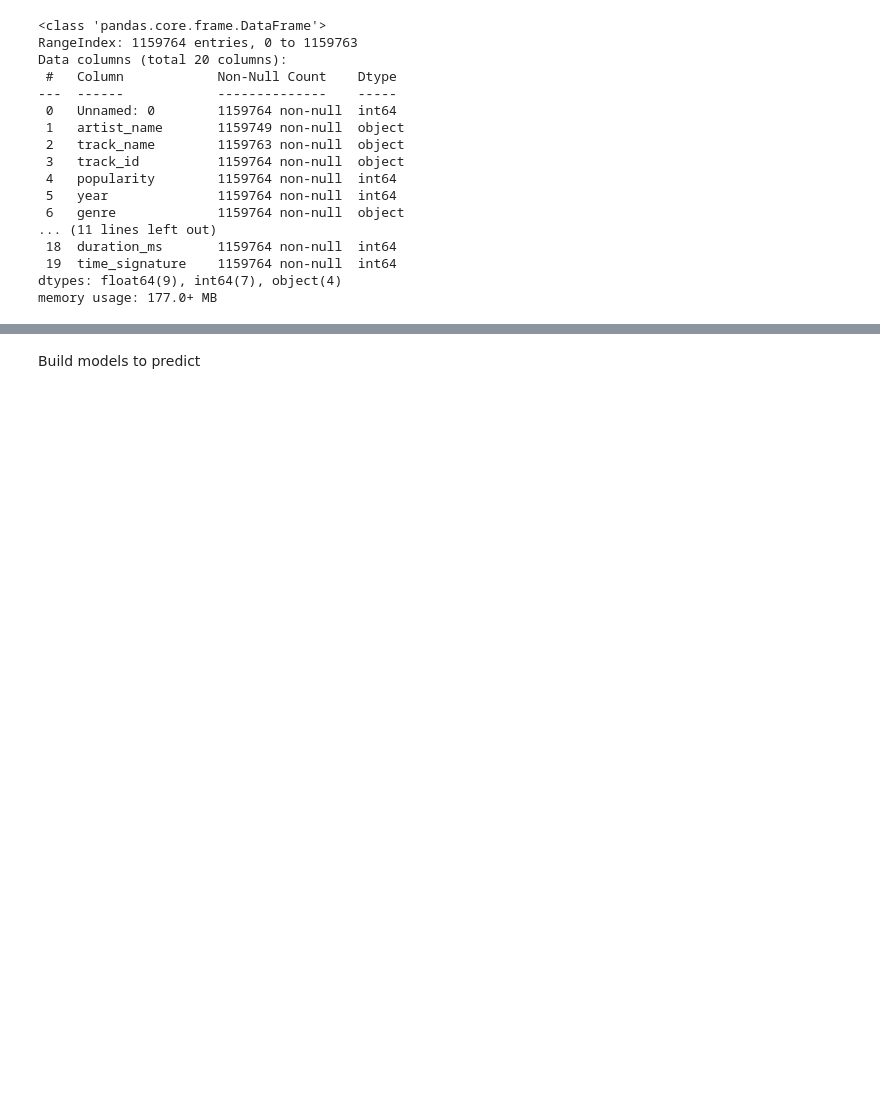
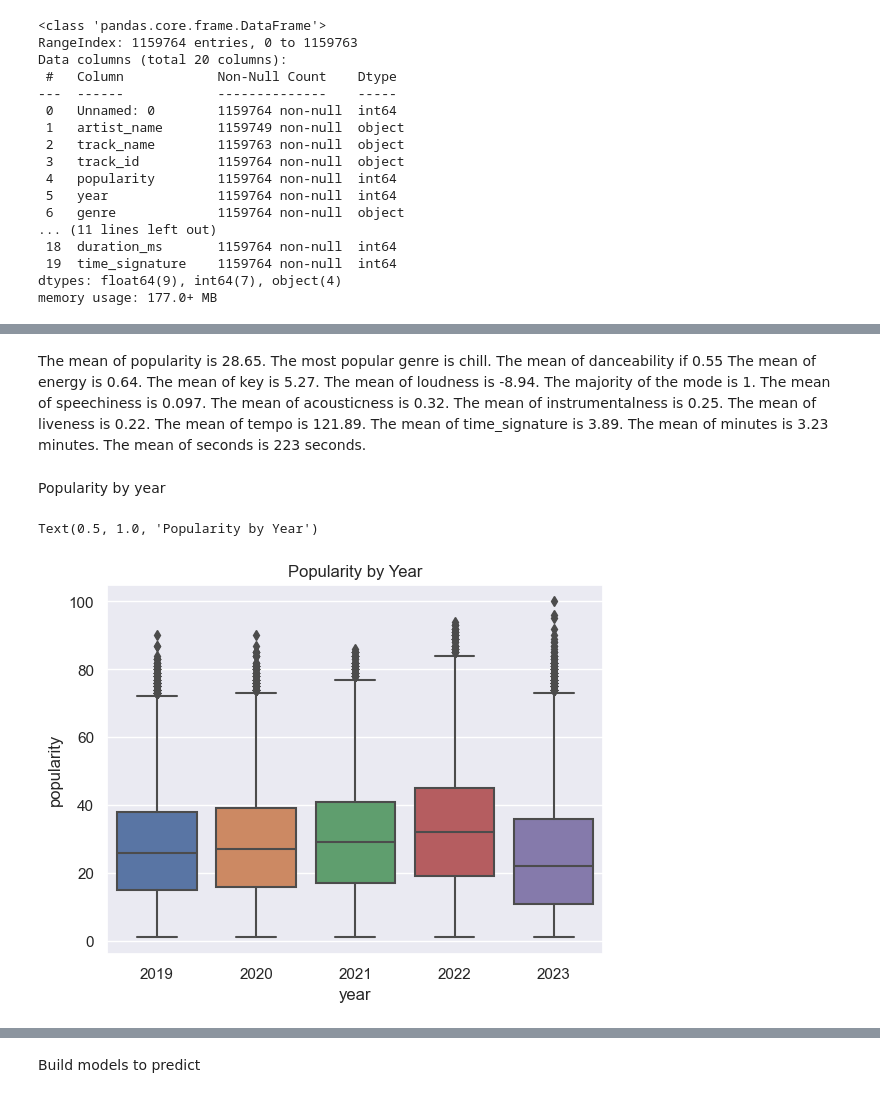
Before and after one commit to annwanginnt/data_scirence, a Jupyter notebook: groupwork.ipynb, the cells around one changed output, grey strips where cells are left out. Saved outputs shown, nothing was run; the diff lists cells and outputs as text; code cells hidden in the pictures; blank space fills up the shorter version.

```diff
--- a/groupwork.ipynb
+++ b/groupwork.ipynb
@@ -56,0 +96,14 @@ df.head()
+# %%
+# the year is from 2000 to 2023, we only keep the latest 5 years
+
+df = df[df['year'] >= 2019]
+# %%
+# create two new columns and drop the old one
+df['minutes'] = pd.to_timedelta(df['duration_ms'],unit="ms").dt.components.minutes
+df['seconds'] = pd.to_timedelta(df['duration_ms'],unit="ms").dt.seconds
+df.drop('duration_ms', axis=1, inplace=True)
+# %%
+#  totaly 158391 observations with the 'popularity' == 0, we drop them, since these observations does not contribute to the models.
+
+df[df['popularity'] == 0]
+df = df[df['popularity'] != 0]
@@ -127,0 +212,2 @@ array([[<Axes: title={'center': 'Unnamed: 0'}>,
+# %%
+df['mode'] = df['mode'].astype(str).astype('category')
@@ -127,0 +252,24 @@ array([[<Axes: title={'center': 'Unnamed: 0'}>,
+# %% [markdown]
+The mean of popularity is 28.65.
+The most popular genre is chill.
+The mean of danceability if 0.55
+The mean of energy is 0.64.
+The mean of key is 5.27.
+The mean of loudness is -8.94.
+The majority of the mode is 1.
+The mean of speechiness is 0.097.
+The mean of acousticness is 0.32.
+The mean of instrumentalness is 0.25.
+The mean of liveness is 0.22.
+The mean of tempo is 121.89.
+The mean of time_signature is 3.89.
+The mean of minutes is 3.23 minutes.
+The mean of seconds is 223 seconds.
+# %% [markdown]
+Popularity by year
+# %%
+sns.boxplot(x='year', y='popularity', data=df)
+plt.title('Popularity by Year')
+# %% [output]
+Text(0.5, 1.0, 'Popularity by Year')
+[figure, added]
```
Also changed, not shown: parts of 63 cells of this notebook.
